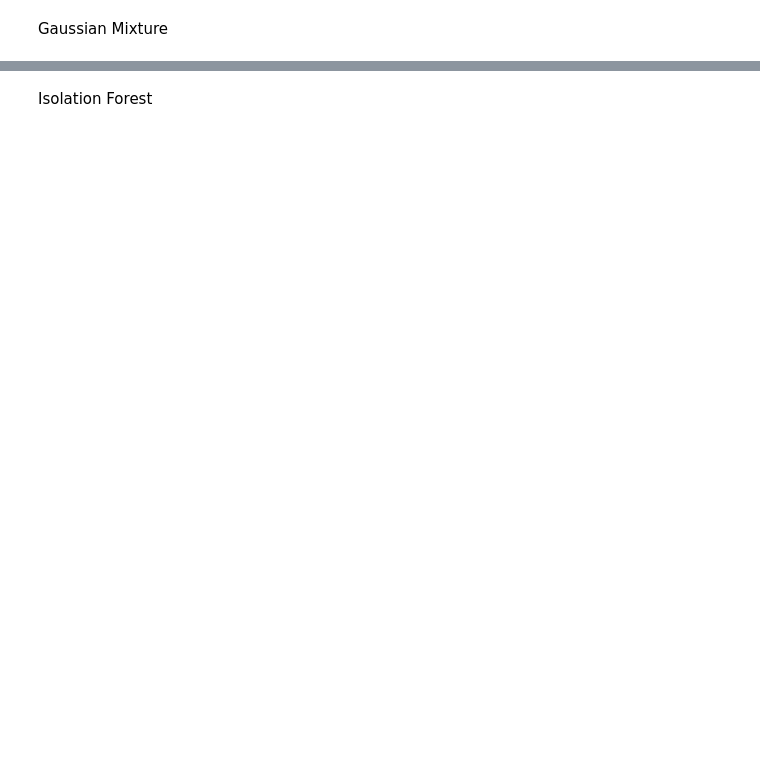
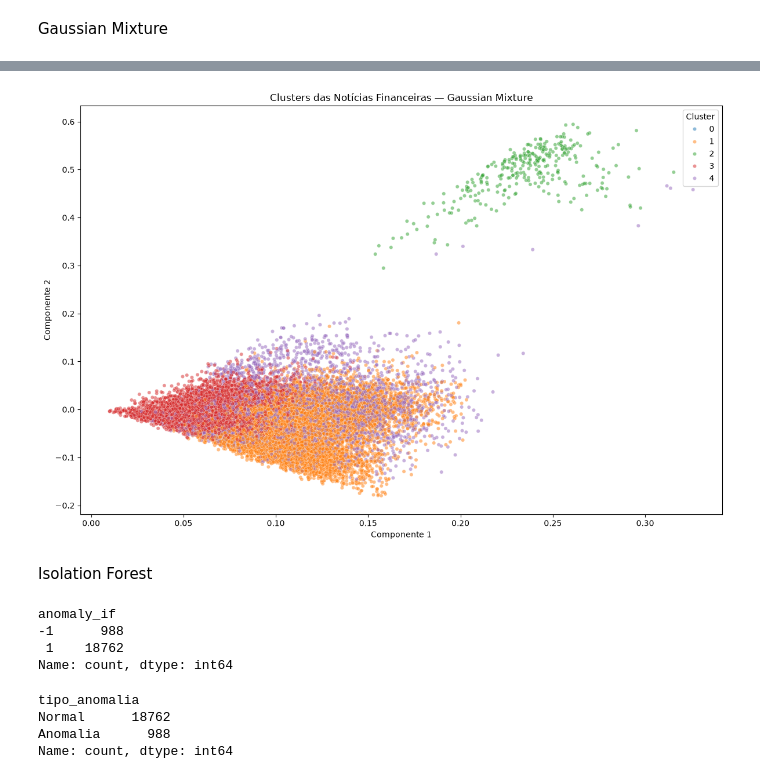
Before and after one commit to Fact-Check-Financeiro/FinCheck, a Jupyter notebook: notebooks/01_eda_financial_news.ipynb, the cells around one changed output, grey strips where cells are left out. Saved outputs shown, nothing was run; the diff lists cells and outputs as text; code cells hidden in the pictures; blank space fills up the shorter version.

```diff
--- a/notebooks/01_eda_financial_news.ipynb
+++ b/notebooks/01_eda_financial_news.ipynb
@@ -940,0 +1333,12 @@ print(resultados_gmm)
+# %%
+gmm_final = GaussianMixture(
+    n_components=5,
+    covariance_type="diag",
+    n_init=3,
+    max_iter=300,
+    random_state=42
+)
+
+labels_gmm = gmm_final.fit_predict(X_reduced)
+
+finews_limpo["cluster_gmm"] = labels_gmm
@@ -941,3 +1359,24 @@ print(resultados_gmm)
+# %%
+plt.figure(figsize=(12, 8))
+
+sns.scatterplot(
+    x=X_2d[:, 0],
+    y=X_2d[:, 1],
+    hue=finews_limpo["cluster_gmm"],
+    palette="tab10",
+    s=20,
+    alpha=0.5,
+    legend="full"
+)
+
+plt.title("Clusters das Notícias Financeiras — Gaussian Mixture")
+plt.xlabel("Componente 1")
+plt.ylabel("Componente 2")
+plt.legend(title="Cluster")
+plt.tight_layout()
+plt.show()
+# %% [output]
+[figure, added]
 # %% [markdown]
 Isolation Forest
 # %%
@@ -956,6 +1395,11 @@ print(
     .value_counts()
     .sort_index()
 )
+# %% [output]
+anomaly_if
+-1      988
+ 1    18762
+Name: count, dtype: int64
 # %%
 finews_limpo["tipo_anomalia"] = finews_limpo["anomaly_if"].map({
     1: "Normal",
@@ -966,6 +1410,11 @@ print(
     finews_limpo["tipo_anomalia"]
     .value_counts()
 )
+# %% [output]
+tipo_anomalia
+Normal      18762
+Anomalia      988
+Name: count, dtype: int64
 # %%
 quantidade_anomalias = (
     finews_limpo["anomaly_if"] == -1
```
Also changed, not shown: parts of 85 cells of this notebook.
